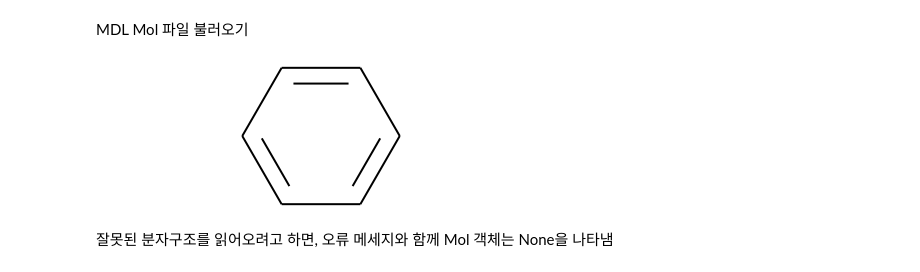
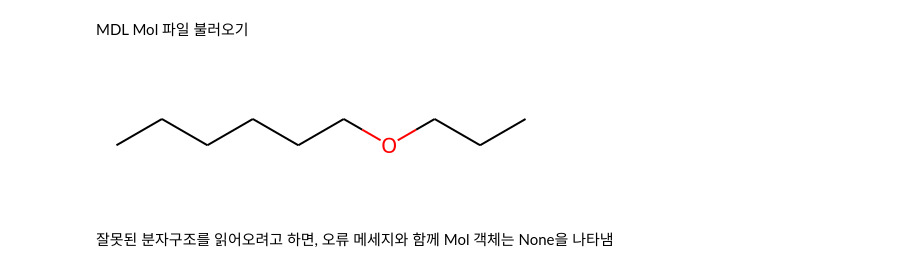
Before and after one commit to youngmook/cheminfo-python, a Jupyter notebook: cheminfo_in_python.ipynb, the cells around one changed output. Drawn from its saved outputs; the diff is of its cells as text; code cells hidden in the pictures.

```diff
--- a/cheminfo_in_python.ipynb
+++ b/cheminfo_in_python.ipynb
@@ -120,10 +73,10 @@ print(Chem.MolToMolBlock(theBenzeneMol),file=open('benzene.mol', 'w+'))
 # %% [markdown]
 MDL Mol 파일 불러오기
-# %%
-theNewBenzeneMol = Chem.MolFromMolFile('benzene.mol')
-theNewBenzeneMol
-# %% [output]
-[figure, removed]
+# %%
+theAnotherMol = Chem.MolFromMolFile(theMolName)
+theAnotherMol
+# %% [output]
+[figure, added]
 # %% [markdown]
 잘못된 분자구조를 읽어오려고 하면, 오류 메세지와 함께 Mol 객체는 None을 나타냄
 # %%
```
Also changed, not shown: parts of 64 cells of this notebook.
